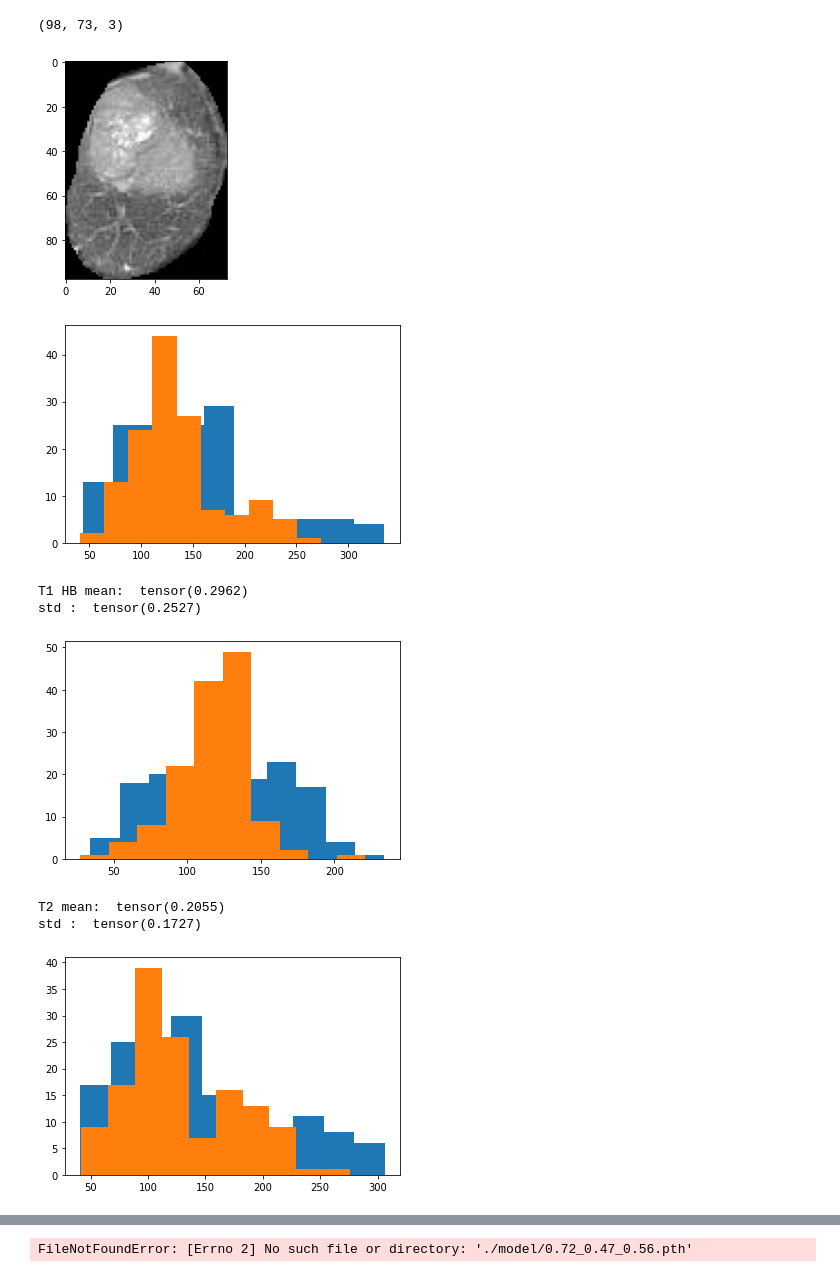
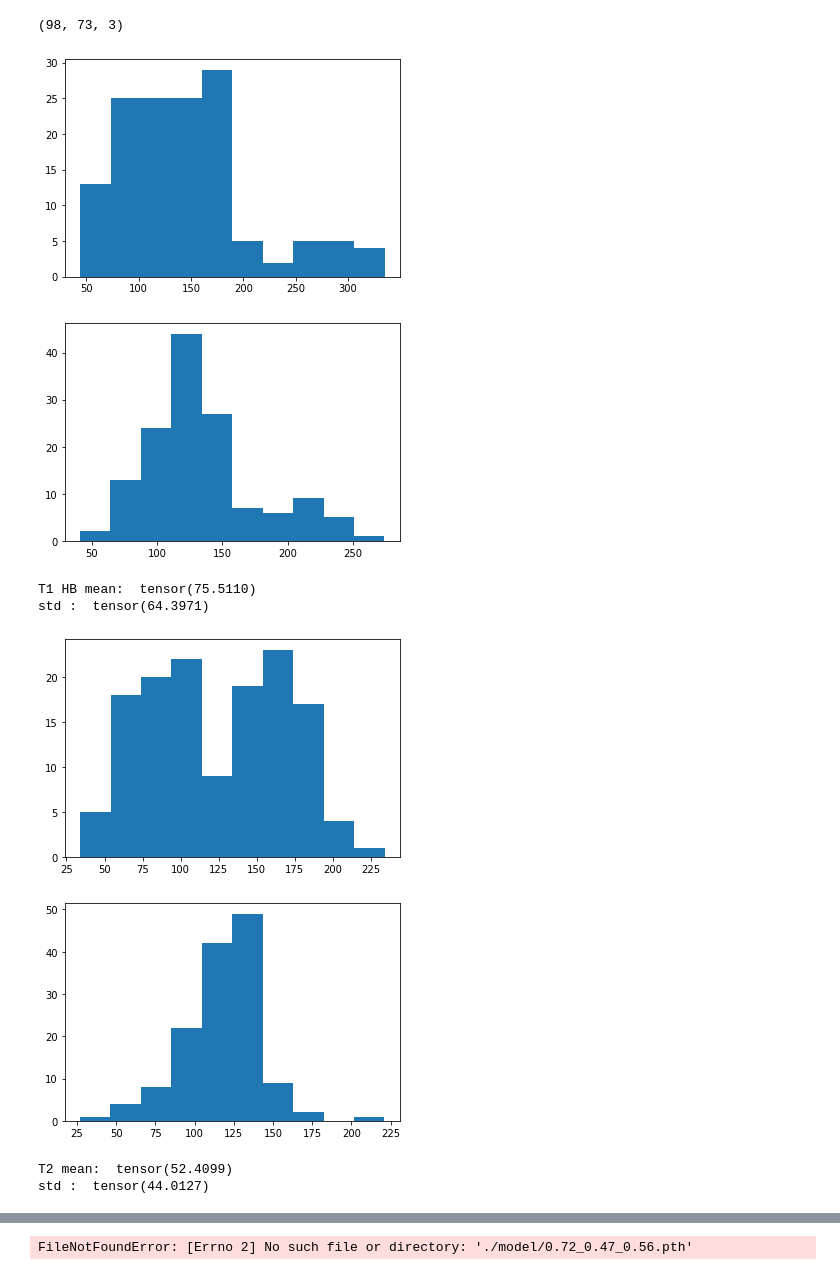
Before and after one commit to wtyo1768/liver-cancer-prediction, a Jupyter notebook: Untitled.ipynb, the cells around one changed output, grey strips where cells are left out. Saved outputs shown, nothing was run; the diff lists cells and outputs as text; code cells hidden in the pictures.

```diff
--- a/Untitled.ipynb
+++ b/Untitled.ipynb
@@ -100,8 +117,8 @@ f = ds.__getitem__(100)
 
 img = cv2.imread(f.replace('mri_type', 'T2') + '.jpg')
 print(img.shape)
-plt.imshow(img)
-plt.show()
+# plt.imshow(img)
+# plt.show()
 
 # img = cv2.imread(f.replace('mri_type', 'out') + '.jpg')
 # plt.imshow(img)
@@ -112,11 +129,11 @@ plt.show()
 # plt.show()
 # %% [output]
 (98, 73, 3)
-[figure, removed]
 # %%
 
 
 for mri_type in ['T1 HB', 'T2', 'out']:
+# for mri_type in ['out']:
     ah = []
     aw = []
     bh = bw = 0
@@ -125,37 +142,42 @@ for mri_type in ['T1 HB', 'T2', 'out']:
 
     for i in range(len(ds)):
         f = ds.__getitem__(i)
         f = f.replace('mri_type', mri_type) + '.jpg'
         img = cv2.imread(f, 0)
 
         iw, ih = img.shape
         ah+=[ih]
         aw+=[iw]
         bh = max(bh, ih)
         bw = max(bw, iw)
 
         img = np.expand_dims(img, 2)
         # img = padding_and_resize(img)
+        if iw>image_size or ih>image_size:
+            img = cv2.resize(img, (image_size, image_size))
+        # print(img.shape)
         img = img / 255.0
 
         img = np.moveaxis(img, -1, 0)
         img = torch.tensor(img, dtype=torch.float32)
         mean += img.mean()
         std += img.std()
     plt.hist(ah)
+    plt.show()
     plt.hist(aw)
     # print(ImportWarning)
     plt.show()
     print(f'{mri_type} mean: ', mean/(138))
     print('std : ', std/(138))
     # print(ah / (138), aw / (138), bh, bw)
 print('---------------------------')
 # print('total mean:', )
 # %% [output]
-[figure, old version]
+[figure, new version]
+[figure, new version]
-T1 HB mean:  tensor(0.2962)
-std :  tensor(0.2527)
+T1 HB mean:  tensor(75.5110)
+std :  tensor(64.3971)
-[figure, old version]
+[figure, new version]
+[figure, added]
-T2 mean:  tensor(0.2055)
-std :  tensor(0.1727)
+T2 mean:  tensor(52.4099)
+std :  tensor(44.0127)
-[figure, old version]
```
Also changed, not shown: parts of 13 cells of this notebook, 30 other files.
